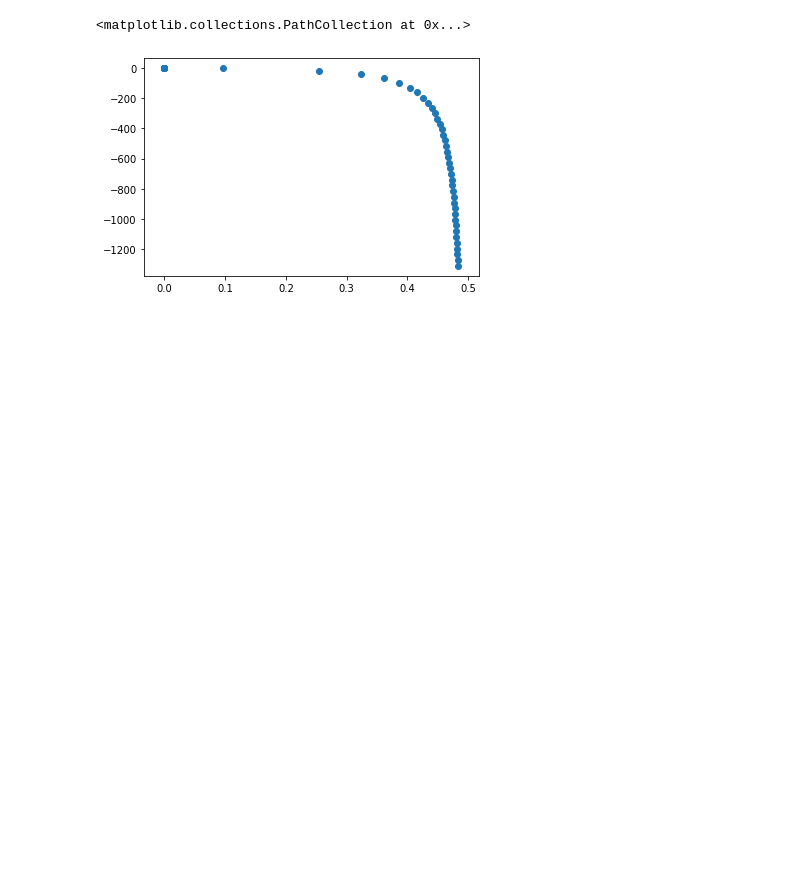
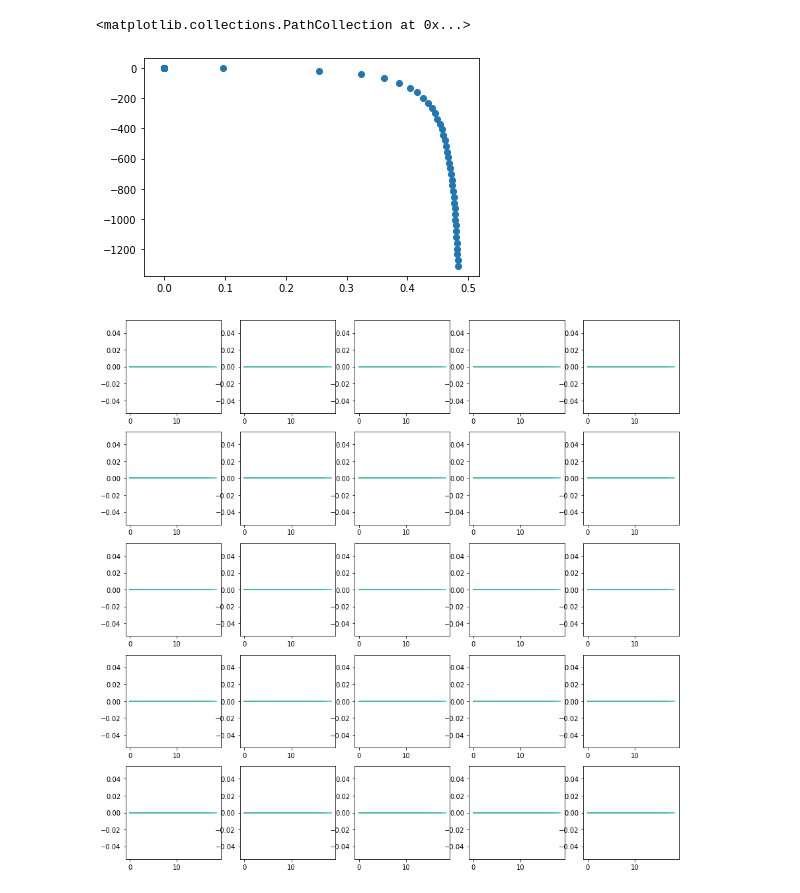
Before and after one commit to akumar01/uoicorr_analysis, a Jupyter notebook: info_theory/Untitled.ipynb, the cells around one changed output. Saved outputs shown, nothing was run; the diff lists cells and outputs as text; code cells hidden in the pictures; blank space fills up the shorter version.

```diff
--- a/info_theory/Untitled.ipynb
+++ b/info_theory/Untitled.ipynb
@@ -106,0 +109,3 @@ plt.scatter(tstar, pstar)
+# %%
+with open('numerical_results2.dat', 'rb') as f:
+    results = pickle.load(f)
@@ -106,0 +135,2 @@ plt.scatter(tstar, pstar)
+# %%
+df = pd.DataFrame(result_dicts)
@@ -106,0 +141,26 @@ plt.scatter(tstar, pstar)
+# %%
+# For each gamma, sigma combination, plot the error probability as a function of penalty for a series of S
+# values that correspond most closely to log(p) for each p
+sigma = np.unique(df['sigma'].values)
+gamma = np.unique(df['gamma'].values)
+
+fig, ax = plt.subplots(sigma.size, gamma.size, figsize = (15, 15))
+
+for i, s in enumerate(sigma):
+    for j, g in enumerate(gamma):
+
+        a = ax[i, j]
+        df_ = apply_df_filters(df, sigma = s, gamma = g)
+
+        p = np.unique(df_['p'].values)
+        S = np.unique(df_['S_'].values)
+        for k, p_ in enumerate(p):
+            # Find the S that most closely corresponds to log(p)
+            target_S = min(S)
+            S_ = S[(np.abs(S - target_S)).argmin()]
+            df_S = apply_df_filters(df_, S_ = S_, p = p_)
+            assert(df_S.shape[0] == 1)
+
+            a.plot(df_S.iloc[0]['penalties'], df_S.iloc[0]['error_prob'])
+# %% [output]
+[figure, added]
```
Also changed, not shown: parts of 4 cells of this notebook.
